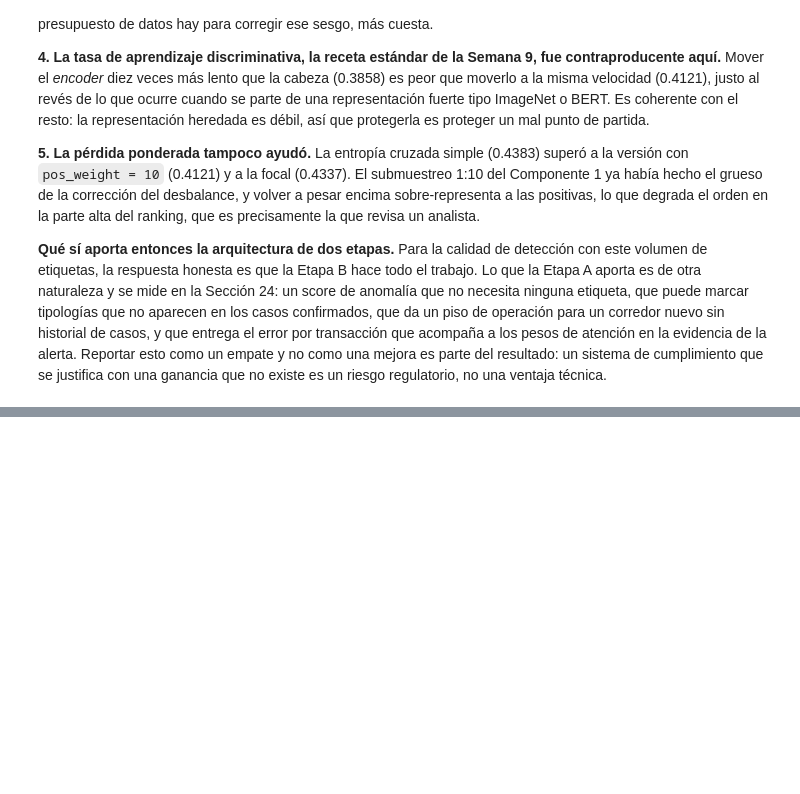
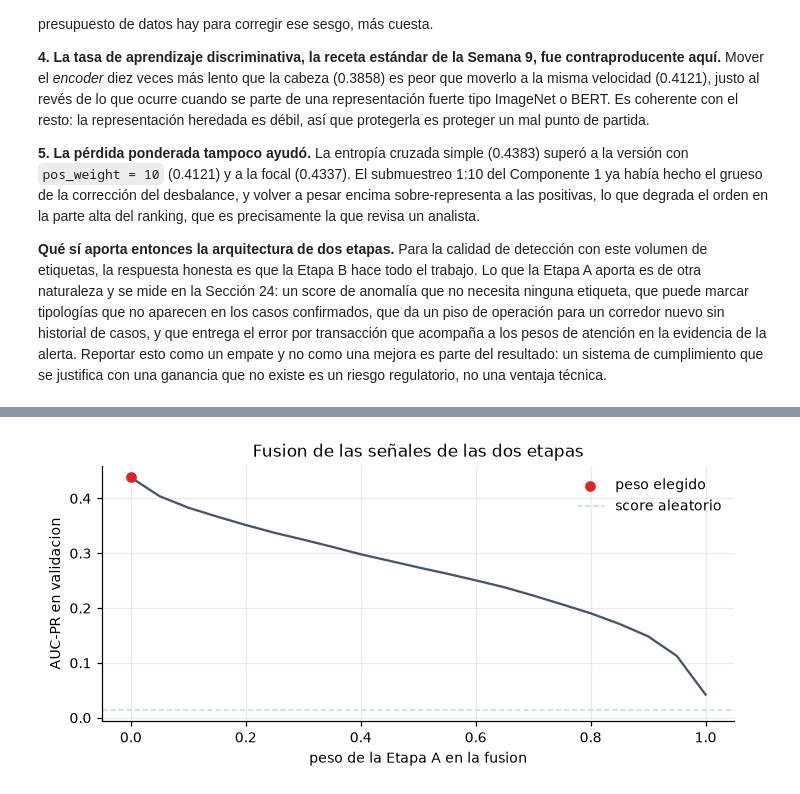
Before and after one commit to JuanDsm04/dl-project2, a Jupyter notebook: dl-project2-notebook.ipynb, the cells around one changed output, grey strips where cells are left out. Saved outputs shown, nothing was run; the diff lists cells and outputs as text; code cells hidden in the pictures; blank space fills up the shorter version.

```diff
--- a/dl-project2-notebook.ipynb
+++ b/dl-project2-notebook.ipynb
@@ -2170,0 +2191,29 @@ AUC-PR en validacion
+# %%
+def rank_normalize(s):
+    """Percentil de cada score respecto de la distribucion de validacion. Deja las dos señales
+    en la misma escala sin suponer nada sobre la forma de sus distribuciones."""
+    ref = np.sort(s[val_idx])
+    return np.searchsorted(ref, s, side="right") / len(ref)
+
+
+rank_a, rank_b = rank_normalize(SCORE), rank_normalize(PROB)
+ws = np.round(np.arange(0, 1.001, 0.05), 2)
+ap_w = np.array([average_precision_score(y[val_idx], ((1 - w) * rank_b + w * rank_a)[val_idx])
+                  for w in ws])
+
+FUSION_W = float(ws[int(np.argmax(ap_w))])
+# Con peso cero la mezcla de escalas ya no hace falta y la probabilidad cruda de la Etapa B
+# conserva mas resolucion que su version en rangos
+FINAL = PROB if FUSION_W == 0 else (1 - FUSION_W) * rank_b + FUSION_W * rank_a
+
+print("BARRIDO DEL PESO DE LA ETAPA A EN LA FUSION (AUC-PR en validacion, paso de 0.05)")
+for w, ap in zip(ws, ap_w):
+    if round(w * 100) % 10 == 0:
+        print(f"  w={w:.2f}  AUC-PR={ap:.4f}")
+print(f"\nDecision 21 | peso de la Etapa A en la fusion: {FUSION_W:.2f}")
+print(f"  solo Etapa B (w=0.00) : {ap_w[0]:.4f}")
+print(f"  fusion optima         : {ap_w.max():.4f}")
+print(f"  solo Etapa A (w=1.00) : {ap_w[-1]:.4f}")
+if FUSION_W == 0:
+    print("\nel score de la Etapa A no aporta señal adicional sobre la probabilidad de la Etapa B;")
+    print("el sistema final es la Etapa B y la Etapa A queda como evidencia por transaccion")
@@ -2170,0 +2241,11 @@ AUC-PR en validacion
+# %%
+fig, ax = plt.subplots(figsize=(6.5, 3.2))
+ax.plot(ws, ap_w, color="#475569")
+ax.scatter([FUSION_W], [ap_w.max()], color="#dc2626", zorder=5, label="peso elegido")
+ax.axhline(y[val_idx].mean(), ls="--", lw=1, color="#cbd5e1", label="score aleatorio")
+ax.set_xlabel("peso de la Etapa A en la fusion"); ax.set_ylabel("AUC-PR en validacion")
+ax.set_title("Fusion de las señales de las dos etapas")
+ax.legend(frameon=False)
+plt.tight_layout(); plt.show()
+# %% [output]
+[figure, added]
```
Also changed, not shown: parts of 15 cells of this notebook, 4 other files.
